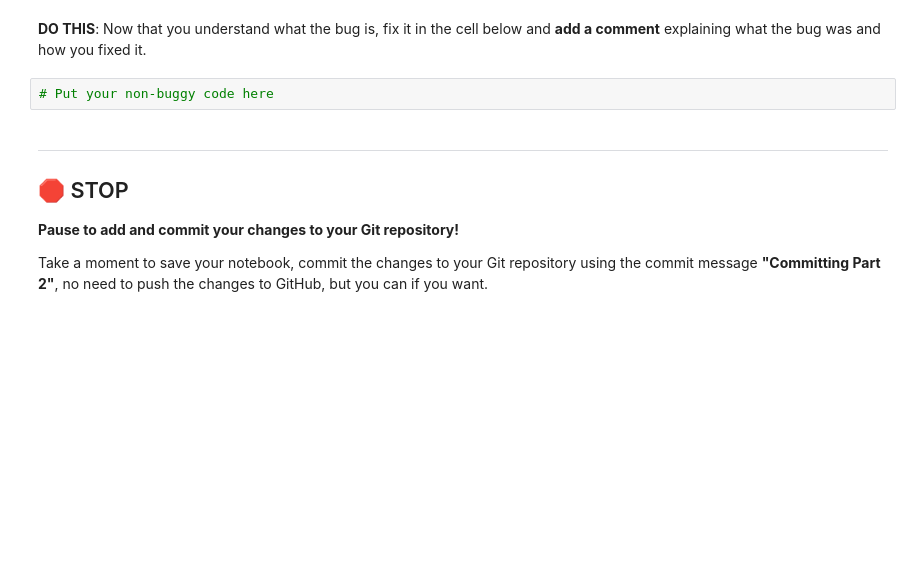
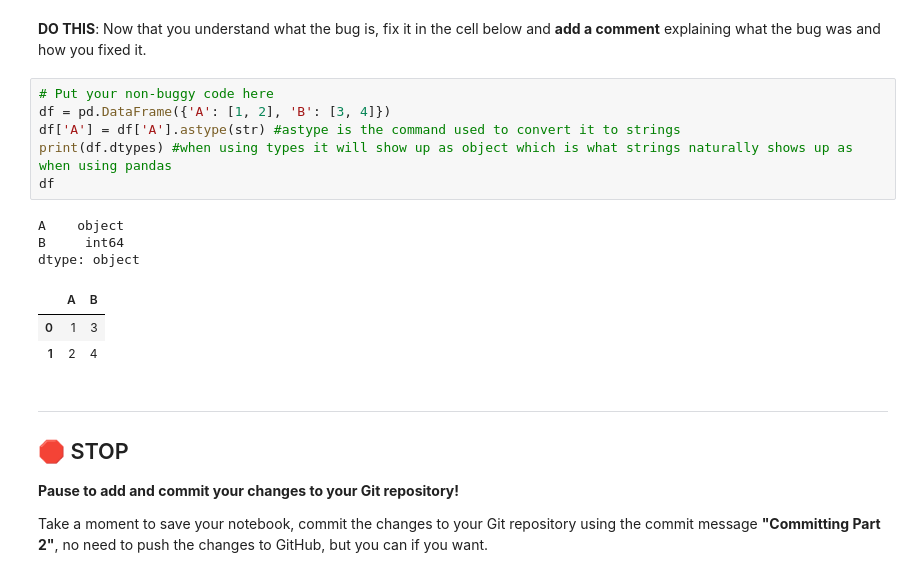
Before and after one commit to johnsonbj199/CMSE202-f23-turnin, a Jupyter notebook: HW-01_GitPracticeDebuggingPythonPackagesAndClasses-BrandonJohnson.ipynb, the cells around one changed output. Drawn from its saved outputs; the diff is of its cells as text; blank space fills up the shorter version.

```diff
--- a/HW-01_GitPracticeDebuggingPythonPackagesAndClasses-BrandonJohnson.ipynb
+++ b/HW-01_GitPracticeDebuggingPythonPackagesAndClasses-BrandonJohnson.ipynb
@@ -284,8 +338,19 @@ If you need to write any code to explore the nature of the bug, please do so in
 # Put exploratory code here, if needed
 # %% [markdown]
 **DO THIS**: Now that you understand what the bug is, fix it in the cell below and **add a comment** explaining what the bug was and how you fixed it.
-# %%
-# Put your non-buggy code here
+# %%
+# Put your non-buggy code here
+df = pd.DataFrame({'A': [1, 2], 'B': [3, 4]})
+df['A'] = df['A'].astype(str) #astype is the command used to convert it to strings
+print(df.dtypes) #when using types it will show up as object which is what strings naturally shows up as when using pandas
+df
+# %% [output]
+A    object
+B     int64
+dtype: object
+|  | A | B |
+| 0 | 1 | 3 |
+| 1 | 2 | 4 |
 # %% [markdown]
 ---
 ## &#128721; STOP
```
Also changed, not shown: parts of 18 cells of this notebook.
